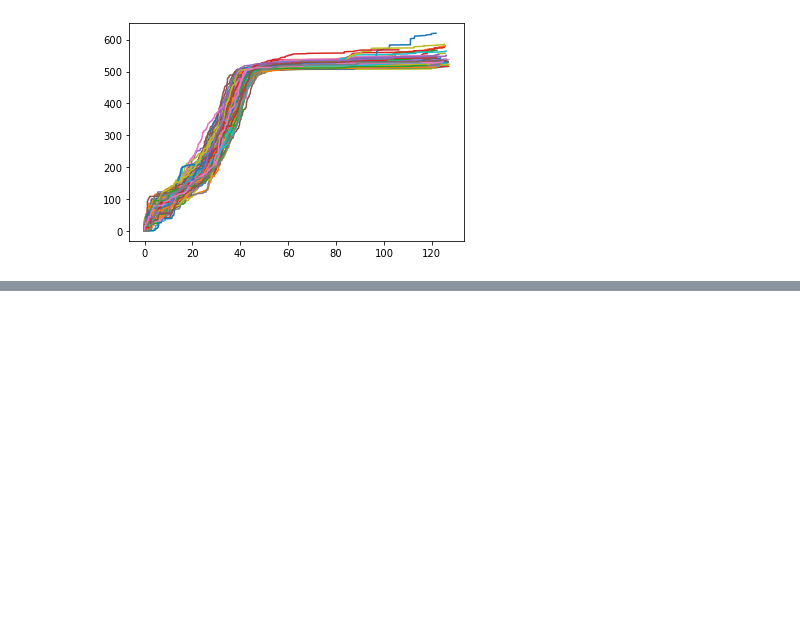
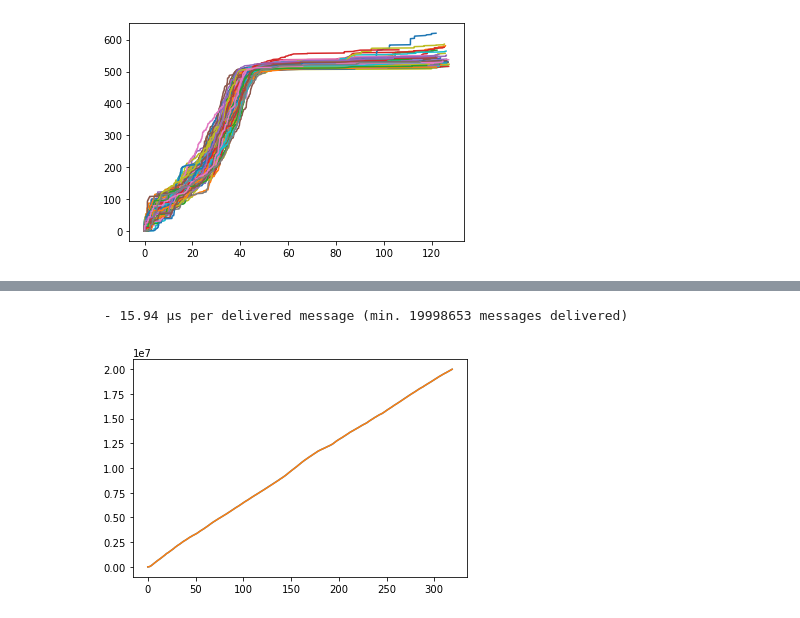
Before and after one commit to robinmamie/distributed-algorithms, a Jupyter notebook: timings.ipynb, the cells around one changed output, grey strips where cells are left out. Cells and saved outputs as stored; diff of their text form; code cells hidden in the pictures; blank space fills up the shorter version.

```diff
--- a/timings.ipynb
+++ b/timings.ipynb
@@ -45,0 +58,5 @@ graph(128)
+# %%
+graph(2)
+# %% [output]
+ - 15.94 µs per delivered message (min. 19998653 messages delivered)
+[figure, added]
```
Also changed, not shown: parts of 3 cells of this notebook, 16 other files.
